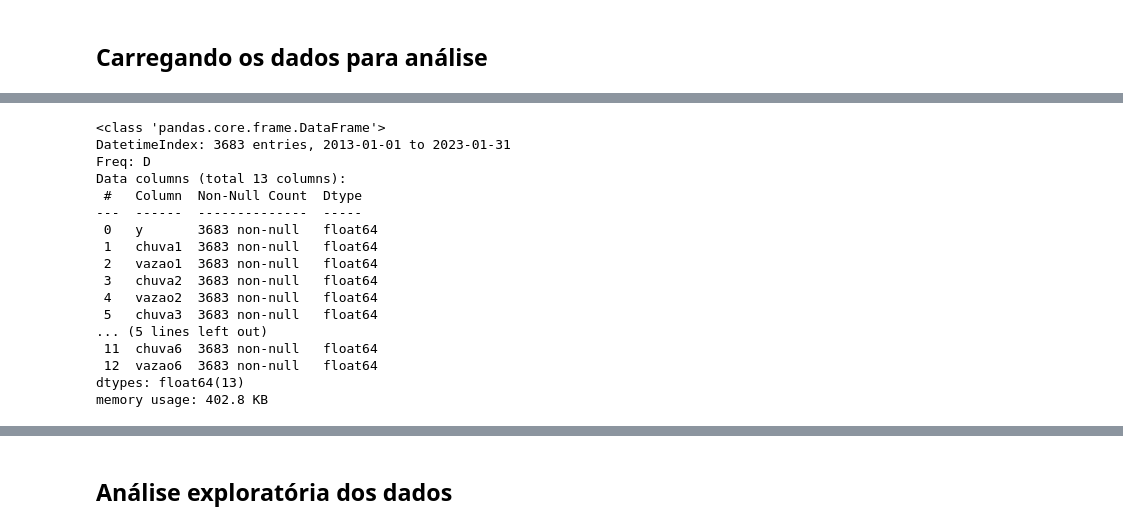
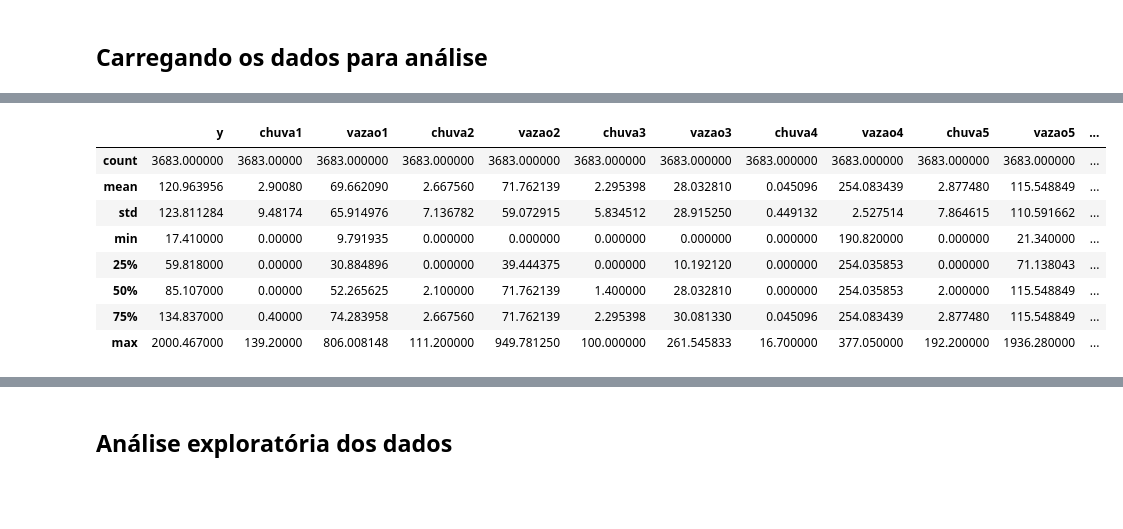
Before and after one commit to wasf84/pgmc-mestrado, a Jupyter notebook: dissertacao/bacia_rio_doce/doce.ipynb, the cells around one changed output, grey strips where cells are left out. Drawn from its saved outputs; the diff is of its cells as text; code cells hidden in the pictures; blank space fills up the shorter version.

```diff
--- a/dissertacao/bacia_rio_doce/doce.ipynb
+++ b/dissertacao/bacia_rio_doce/doce.ipynb
@@ -197,35 +192,13 @@ dtype: int64
-# %%
-df_alto.fillna({'y': df_alto['y'].mean(),
-                'chuva1': df_alto['chuva1'].mean(),
-                'chuva2': df_alto['chuva2'].mean(),
-                'chuva3': df_alto['chuva3'].mean(),
-                'chuva4': df_alto['chuva4'].mean(),
-                'chuva5': df_alto['chuva5'].mean(),
-                'chuva6': df_alto['chuva6'].mean(),
-                'vazao1': df_alto['vazao1'].mean(),
-                'vazao2': df_alto['vazao2'].mean(),
-                'vazao3': df_alto['vazao3'].mean(),
-                'vazao4': df_alto['vazao4'].mean(),
-                'vazao5': df_alto['vazao5'].mean(),
-                'vazao6': df_alto['vazao6'].mean()},
-               inplace=True)
-
-df_alto.info()
-# %% [output]
-<class 'pandas.core.frame.DataFrame'>
-DatetimeIndex: 3683 entries, 2013-01-01 to 2023-01-31
-Freq: D
-Data columns (total 13 columns):
- #   Column  Non-Null Count  Dtype
----  ------  --------------  -----
- 0   y       3683 non-null   float64
- 1   chuva1  3683 non-null   float64
- 2   vazao1  3683 non-null   float64
- 3   chuva2  3683 non-null   float64
- 4   vazao2  3683 non-null   float64
- 5   chuva3  3683 non-null   float64
-... (5 lines left out)
- 11  chuva6  3683 non-null   float64
- 12  vazao6  3683 non-null   float64
-dtypes: float64(13)
-memory usage: 402.8 KB
+# %%
+ds_alto = DataSet('alto_doce.csv')
+ds_alto.df.describe()
+# %% [output]
+|  | y | chuva1 | vazao1 | chuva2 | vazao2 | chuva3 | vazao3 | chuva4 | vazao4 | chuva5 | vazao5 | ... |
+| count | 3683.000000 | 3683.00000 | 3683.000000 | 3683.000000 | 3683.000000 | 3683.000000 | 3683.000000 | 3683.000000 | 3683.000000 | 3683.000000 | 3683.000000 | ... |
+| mean | 120.963956 | 2.90080 | 69.662090 | 2.667560 | 71.762139 | 2.295398 | 28.032810 | 0.045096 | 254.083439 | 2.877480 | 115.548849 | ... |
+| std | 123.811284 | 9.48174 | 65.914976 | 7.136782 | 59.072915 | 5.834512 | 28.915250 | 0.449132 | 2.527514 | 7.864615 | 110.591662 | ... |
+| min | 17.410000 | 0.00000 | 9.791935 | 0.000000 | 0.000000 | 0.000000 | 0.000000 | 0.000000 | 190.820000 | 0.000000 | 21.340000 | ... |
+| 25% | 59.818000 | 0.00000 | 30.884896 | 0.000000 | 39.444375 | 0.000000 | 10.192120 | 0.000000 | 254.035853 | 0.000000 | 71.138043 | ... |
+| 50% | 85.107000 | 0.00000 | 52.265625 | 2.100000 | 71.762139 | 1.400000 | 28.032810 | 0.000000 | 254.035853 | 2.000000 | 115.548849 | ... |
+| 75% | 134.837000 | 0.40000 | 74.283958 | 2.667560 | 71.762139 | 2.295398 | 30.081330 | 0.045096 | 254.083439 | 2.877480 | 115.548849 | ... |
+| max | 2000.467000 | 139.20000 | 806.008148 | 111.200000 | 949.781250 | 100.000000 | 261.545833 | 16.700000 | 377.050000 | 192.200000 | 1936.280000 | ... |
```
Also changed, not shown: parts of 31 cells of this notebook, 1 other file.
